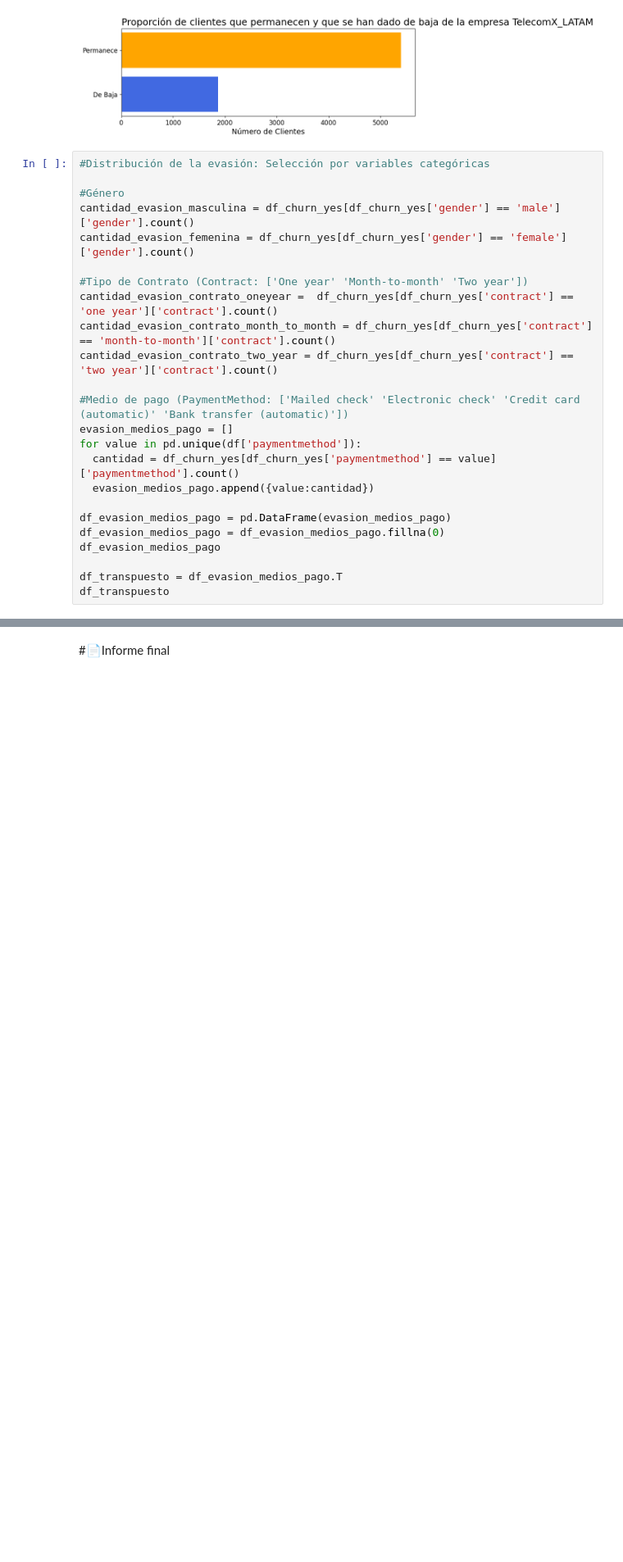
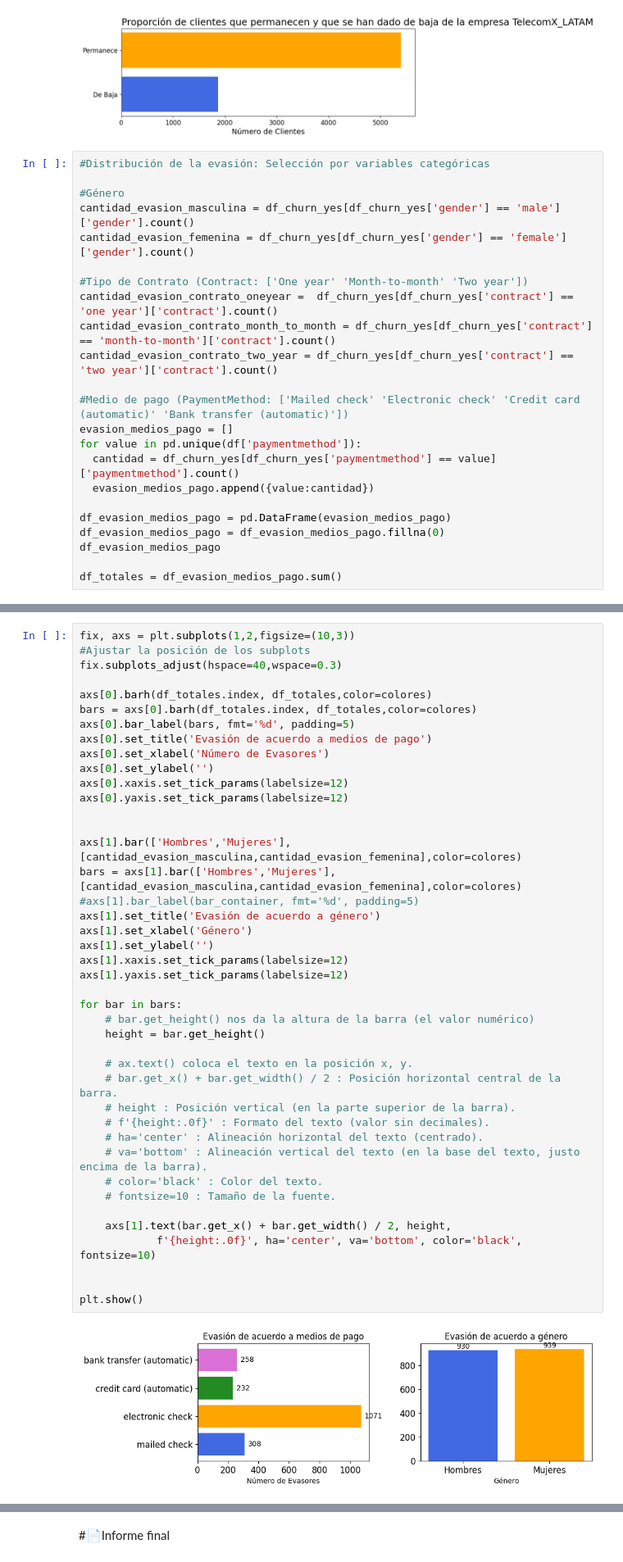
Before and after one commit to patricioterraza/TelecomX_LATAM, a Jupyter notebook: telecomx_latam.ipynb, the cells around one changed output, grey strips where cells are left out. Shown: that part at 82% size. Saved outputs shown, nothing was run; the diff lists cells and outputs as text; blank space fills up the shorter version.

```diff
--- a/telecomx_latam.ipynb
+++ b/telecomx_latam.ipynb
@@ -414,5 +414,4 @@ df_evasion_medios_pago = pd.DataFrame(evasion_medios_pago)
 df_evasion_medios_pago = df_evasion_medios_pago.fillna(0)
 df_evasion_medios_pago
 
-df_transpuesto = df_evasion_medios_pago.T
-df_transpuesto
+df_totales = df_evasion_medios_pago.sum()
@@ -424,0 +418,44 @@ df_transpuesto
+# %%
+fix, axs = plt.subplots(1,2,figsize=(10,3))
+#Ajustar la posición de los subplots
+fix.subplots_adjust(hspace=40,wspace=0.3)
+
+axs[0].barh(df_totales.index, df_totales,color=colores)
+bars = axs[0].barh(df_totales.index, df_totales,color=colores)
+axs[0].bar_label(bars, fmt='%d', padding=5)
+axs[0].set_title('Evasión de acuerdo a medios de pago')
+axs[0].set_xlabel('Número de Evasores')
+axs[0].set_ylabel('')
+axs[0].xaxis.set_tick_params(labelsize=12)
+axs[0].yaxis.set_tick_params(labelsize=12)
+
+
+axs[1].bar(['Hombres','Mujeres'],[cantidad_evasion_masculina,cantidad_evasion_femenina],color=colores)
+bars = axs[1].bar(['Hombres','Mujeres'],[cantidad_evasion_masculina,cantidad_evasion_femenina],color=colores)
+#axs[1].bar_label(bar_container, fmt='%d', padding=5)
+axs[1].set_title('Evasión de acuerdo a género')
+axs[1].set_xlabel('Género')
+axs[1].set_ylabel('')
+axs[1].xaxis.set_tick_params(labelsize=12)
+axs[1].yaxis.set_tick_params(labelsize=12)
+
+for bar in bars:
+    # bar.get_height() nos da la altura de la barra (el valor numérico)
+    height = bar.get_height()
+
+    # ax.text() coloca el texto en la posición x, y.
+    # bar.get_x() + bar.get_width() / 2 : Posición horizontal central de la barra.
+    # height : Posición vertical (en la parte superior de la barra).
+    # f'{height:.0f}' : Formato del texto (valor sin decimales).
+    # ha='center' : Alineación horizontal del texto (centrado).
+    # va='bottom' : Alineación vertical del texto (en la base del texto, justo encima de la barra).
+    # color='black' : Color del texto.
+    # fontsize=10 : Tamaño de la fuente.
+
+    axs[1].text(bar.get_x() + bar.get_width() / 2, height,
+            f'{height:.0f}', ha='center', va='bottom', color='black', fontsize=10)
+
+
+plt.show()
+# %% [output]
+[figure, added]
```
Also changed, not shown: parts of 2 cells of this notebook.
